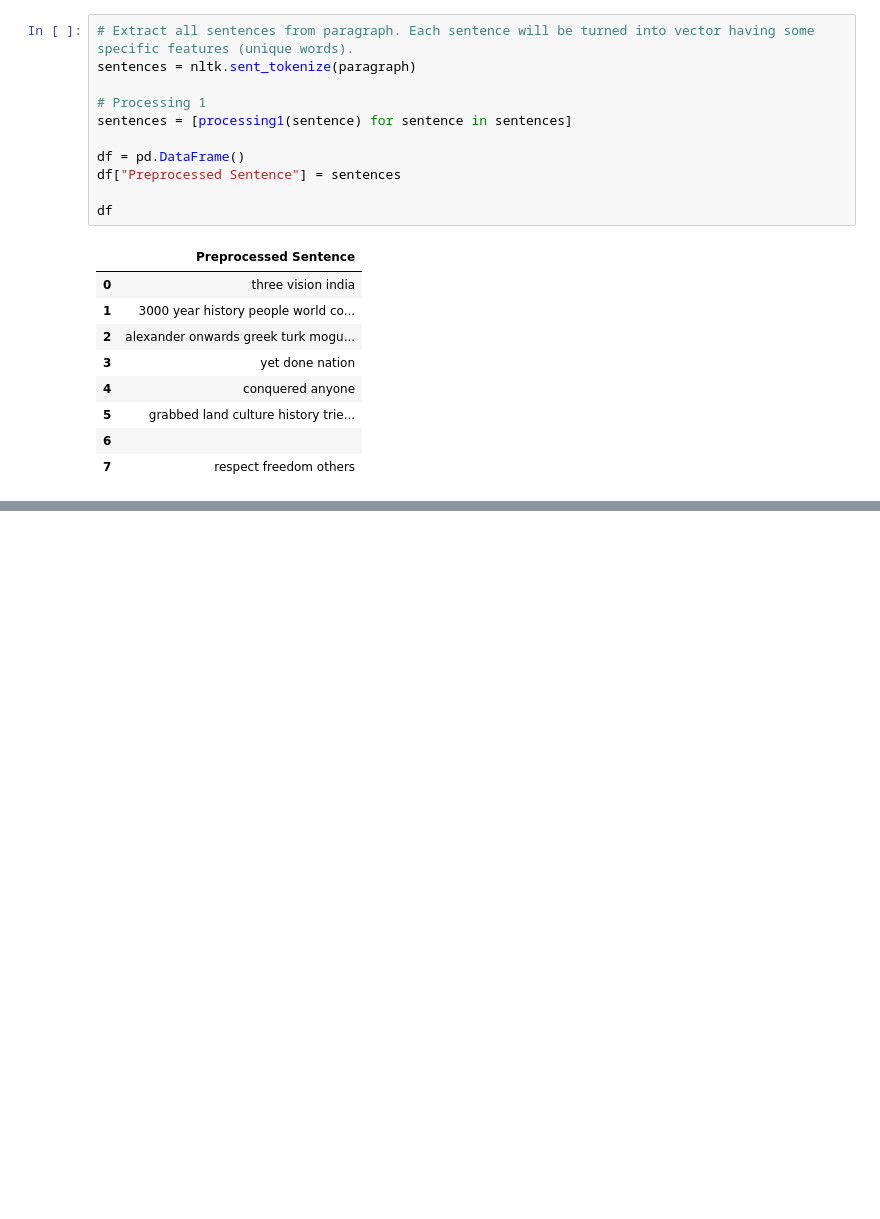
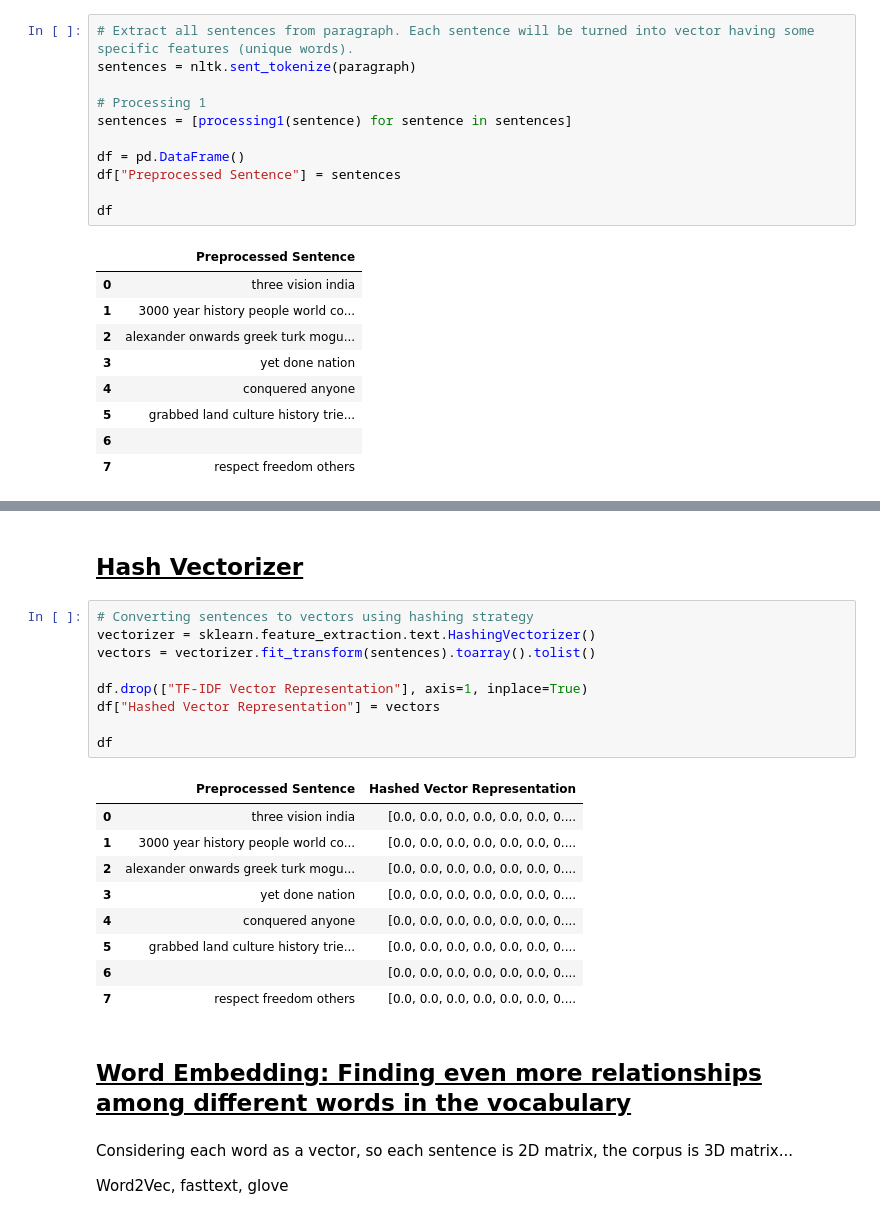
Before and after one commit to DevRish/MachineLearning, a Jupyter notebook: nlp/preprocessing_2.ipynb, the cells around one changed output, grey strips where cells are left out. Cells and saved outputs as stored; diff of their text form; blank space fills up the shorter version.

```diff
--- a/nlp/preprocessing_2.ipynb
+++ b/nlp/preprocessing_2.ipynb
@@ -144,0 +341,27 @@ Features(Words) are:
+# %% [markdown]
+## <b><u>Hash Vectorizer</u></b>
+# %%
+# Converting sentences to vectors using hashing strategy
+vectorizer = sklearn.feature_extraction.text.HashingVectorizer()
+vectors = vectorizer.fit_transform(sentences).toarray().tolist()
+
+df.drop(["TF-IDF Vector Representation"], axis=1, inplace=True)
+df["Hashed Vector Representation"] = vectors
+
+df
+# %% [output]
+|  | Preprocessed Sentence | Hashed Vector Representation |
+| 0 | three vision india | [0.0, 0.0, 0.0, 0.0, 0.0, 0.0, 0.... |
+| 1 | 3000 year history people world co... | [0.0, 0.0, 0.0, 0.0, 0.0, 0.0, 0.... |
+| 2 | alexander onwards greek turk mogu... | [0.0, 0.0, 0.0, 0.0, 0.0, 0.0, 0.... |
+| 3 | yet done nation | [0.0, 0.0, 0.0, 0.0, 0.0, 0.0, 0.... |
+| 4 | conquered anyone | [0.0, 0.0, 0.0, 0.0, 0.0, 0.0, 0.... |
+| 5 | grabbed land culture history trie... | [0.0, 0.0, 0.0, 0.0, 0.0, 0.0, 0.... |
+| 6 |  | [0.0, 0.0, 0.0, 0.0, 0.0, 0.0, 0.... |
+| 7 | respect freedom others | [0.0, 0.0, 0.0, 0.0, 0.0, 0.0, 0.... |
+# %% [markdown]
+## <b><u>Word Embedding: Finding even more relationships among different words in the vocabulary</u></b>
+# %% [markdown]
+Considering each word as a vector, so each sentence is 2D matrix, the corpus is 3D matrix...
+
+Word2Vec, fasttext, glove
```
Also changed, not shown: parts of 14 cells of this notebook, 3 other files.
